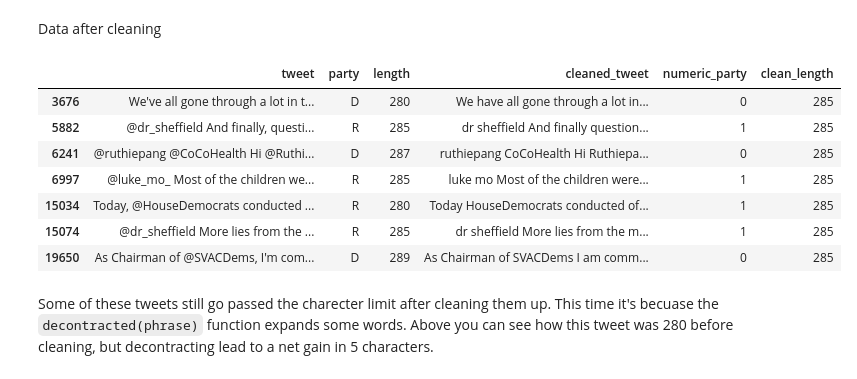
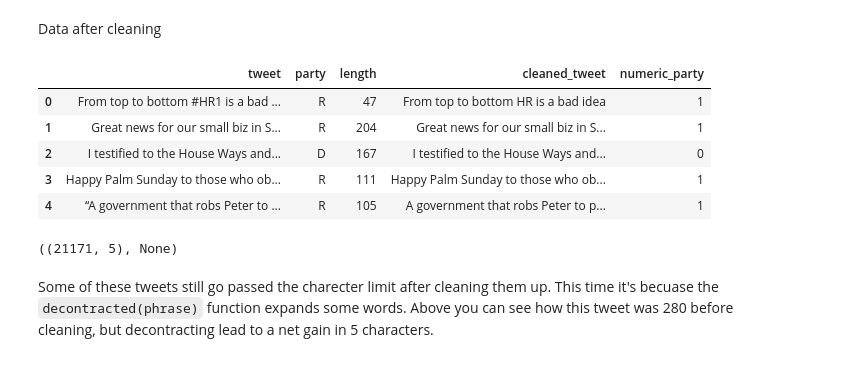
Before and after one commit to GeorgeIIT/cs481project, a Jupyter notebook: cs481Project.ipynb, the cells around one changed output. Cells and saved outputs as stored; diff of their text form; code cells hidden in the pictures.

Commit message:
finished up evaluating model and also added screenshots of example tweets

```diff
--- a/cs481Project.ipynb
+++ b/cs481Project.ipynb
@@ -188,11 +189,3 @@ def convert_party_to_number(df):
 # %%
 data['cleaned_tweet'] = clean_text(data)
 data['numeric_party'] = convert_party_to_number(data)
-# %%
-#take a look at the length of the cleaned tweets, this also adds a new column to the dataset
-data['clean_length'] = data['cleaned_tweet'].apply(len)
-print("\nTweet charechter length info:\n{}".format(data['clean_length'].describe()))
-
-#get a visualization of the length distribution by party
-data.hist(column='clean_length',by='party',bins=30,figsize=(12,4),rwidth=0.9)
-plt.show()
@@ -211,17 +192,15 @@ Name: clean_length, dtype: float64
 # %% [markdown]
 Data after cleaning
 # %%
-data.query('clean_length == 285')
-#data.shape, display(data.head())
+data.shape, display(data.head())
 # %% [output]
-|  | tweet | party | length | cleaned_tweet | numeric_party | clean_length |
-| 3676 | We've all gone through a lot in t... | D | 280 | We have all gone through a lot in... | 0 | 285 |
-| 5882 | @dr_sheffield And finally, questi... | R | 285 | dr sheffield And finally question... | 1 | 285 |
-| 6241 | @ruthiepang @CoCoHealth Hi @Ruthi... | D | 287 | ruthiepang CoCoHealth Hi Ruthiepa... | 0 | 285 |
-| 6997 | @luke_mo_ Most of the children we... | R | 285 | luke mo Most of the children were... | 1 | 285 |
-| 15034 | Today, @HouseDemocrats conducted ... | R | 280 | Today HouseDemocrats conducted of... | 1 | 285 |
-| 15074 | @dr_sheffield More lies from the ... | R | 285 | dr sheffield More lies from the m... | 1 | 285 |
-| 19650 | As Chairman of @SVACDems, I'm com... | D | 289 | As Chairman of SVACDems I am comm... | 0 | 285 |
+|  | tweet | party | length | cleaned_tweet | numeric_party |
+| 0 | From top to bottom #HR1 is a bad ... | R | 47 | From top to bottom HR is a bad idea | 1 |
+| 1 | Great news for our small biz in S... | R | 204 | Great news for our small biz in S... | 1 |
+| 2 | I testified to the House Ways and... | D | 167 | I testified to the House Ways and... | 0 |
+| 3 | Happy Palm Sunday to those who ob... | R | 111 | Happy Palm Sunday to those who ob... | 1 |
+| 4 | “A government that robs Peter to ... | R | 105 | A government that robs Peter to p... | 1 |
+((21171, 5), None)
 # %% [markdown]
 Some of these tweets still go passed the charecter limit after cleaning them up. This time it's becuase the ``decontracted(phrase)`` function expands some words. Above you can see how this tweet was 280 before cleaning, but decontracting lead to a net gain in 5 characters.
 # %% [markdown]
```
Also changed, not shown: parts of 22 cells of this notebook, 3 other files.
